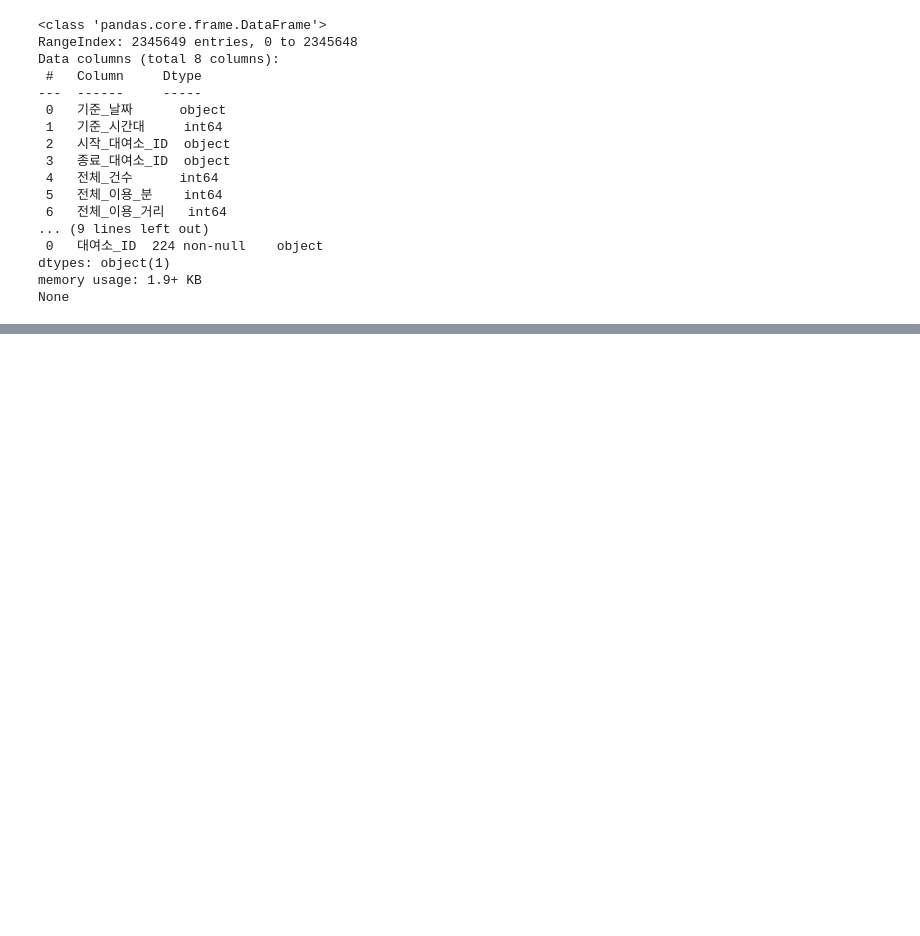
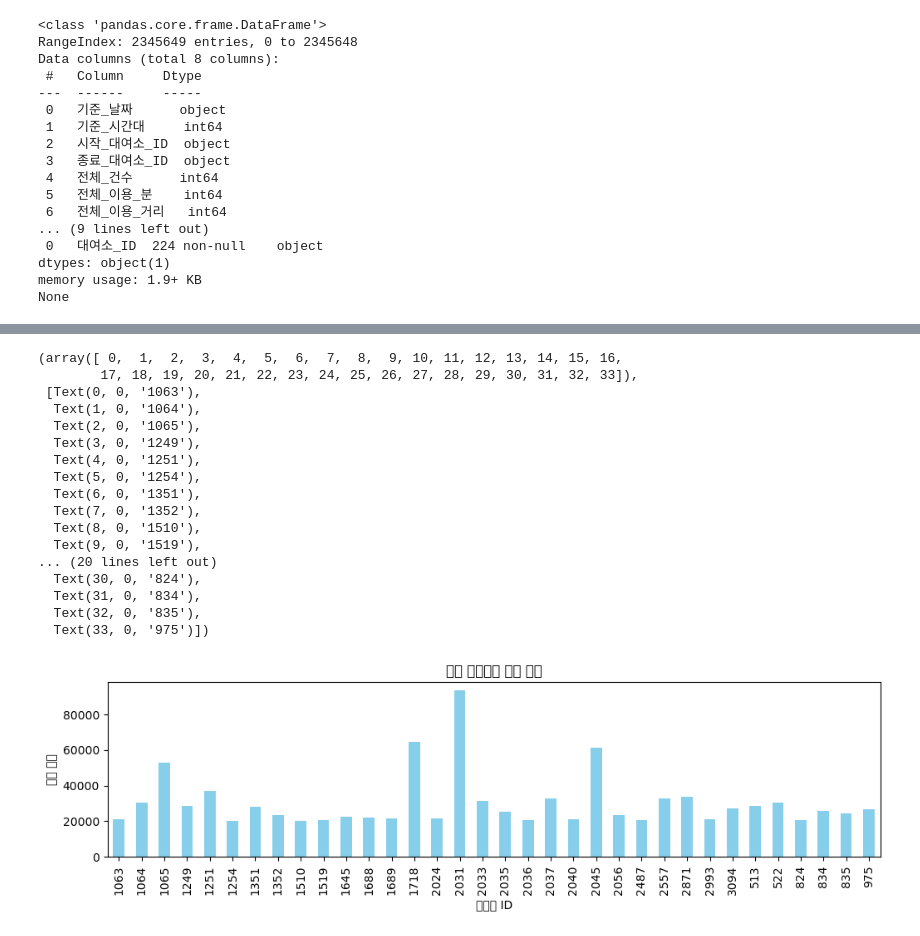
Before and after one commit to minseokpark6/SemiProject_Group3, a Jupyter notebook: Code/choiinwoo/강서_데이터_분석.ipynb, the cells around one changed output, grey strips where cells are left out. Saved outputs shown, nothing was run; the diff lists cells and outputs as text; code cells hidden in the pictures; blank space fills up the shorter version.

```diff
--- a/Code/choiinwoo/강서_데이터_분석.ipynb
+++ b/Code/choiinwoo/강서_데이터_분석.ipynb
@@ -73,0 +167,33 @@ plt.show()
+# %%
+시작대여소_2= 시작대여소별_전체횟수[시작대여소별_전체횟수.values >= 20000]
+종료대여소_2 = 종료대여소별_전체횟수[종료대여소별_전체횟수.values >= 20000]
+
+# 그래프 그리기
+plt.figure(figsize=(12, 6))
+
+# 시작 대여소별 2만개 이상
+plt.subplot(2, 1, 1)
+시작대여소_2.plot(kind='bar', color='skyblue')
+plt.title('시작 대여소별 전체 횟수')
+plt.xlabel('대여소 ID')
+plt.ylabel('전체 횟수')
+plt.xticks(rotation=90)
+# %% [output]
+(array([ 0,  1,  2,  3,  4,  5,  6,  7,  8,  9, 10, 11, 12, 13, 14, 15, 16,
+        17, 18, 19, 20, 21, 22, 23, 24, 25, 26, 27, 28, 29, 30, 31, 32, 33]),
+ [Text(0, 0, '1063'),
+  Text(1, 0, '1064'),
+  Text(2, 0, '1065'),
+  Text(3, 0, '1249'),
+  Text(4, 0, '1251'),
+  Text(5, 0, '1254'),
+  Text(6, 0, '1351'),
+  Text(7, 0, '1352'),
+  Text(8, 0, '1510'),
+  Text(9, 0, '1519'),
+... (20 lines left out)
+  Text(30, 0, '824'),
+  Text(31, 0, '834'),
+  Text(32, 0, '835'),
+  Text(33, 0, '975')])
+[figure, added]
```
Also changed, not shown: parts of 9 cells of this notebook.
